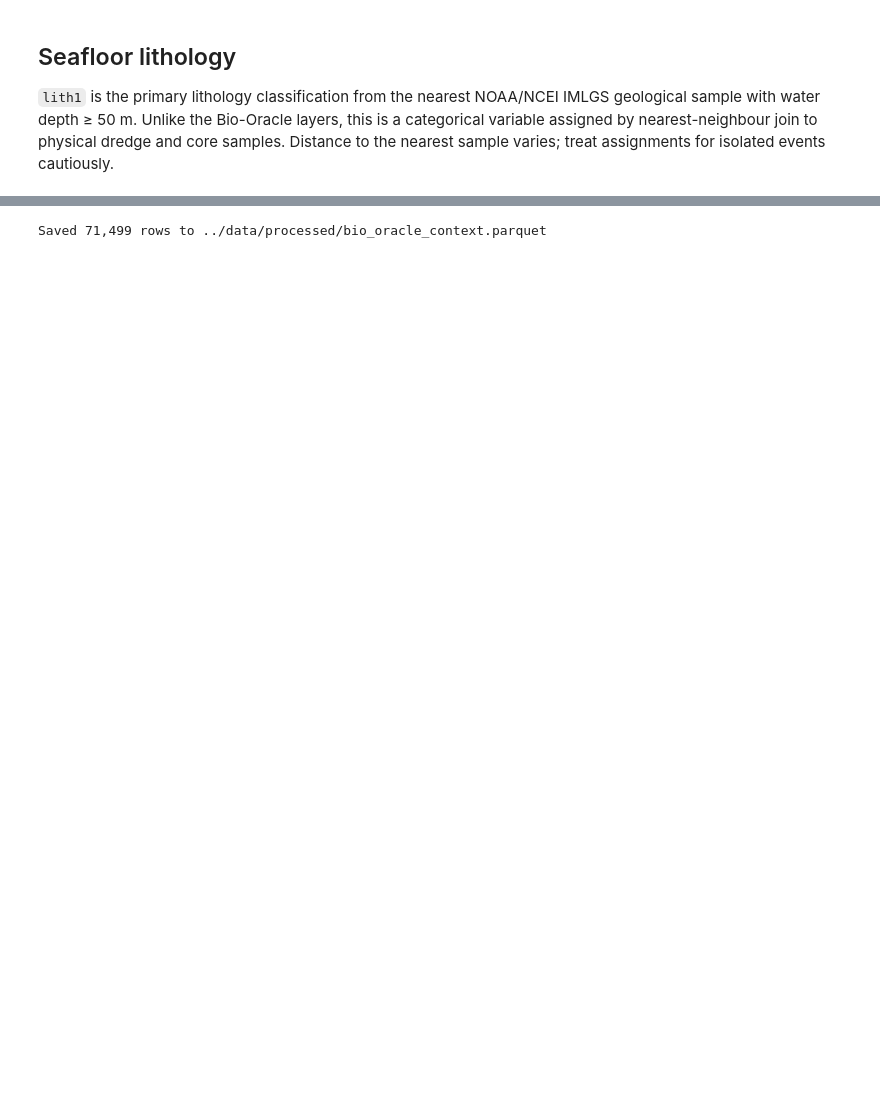
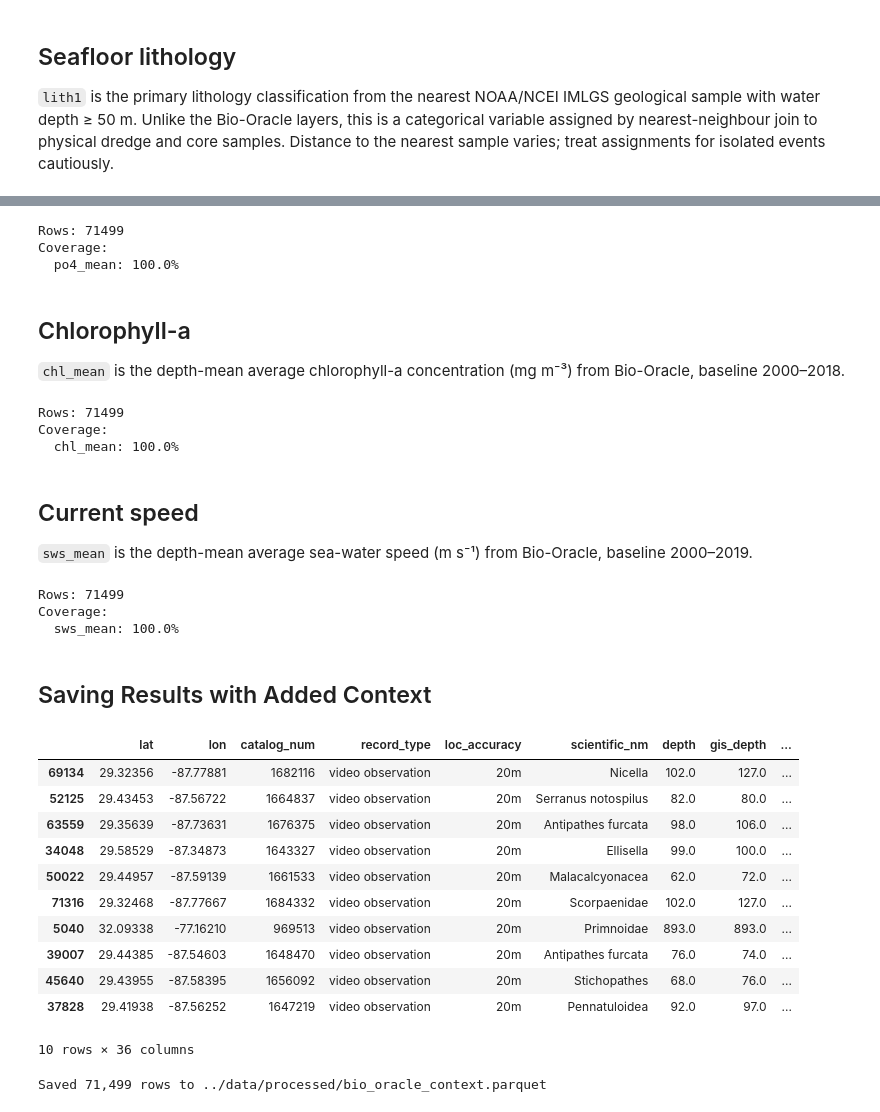
Before and after one commit to jameshlms/se-deep-coral-communities, a Jupyter notebook: notebooks/context.ipynb, the cells around one changed output, grey strips where cells are left out. Drawn from its saved outputs; the diff is of its cells as text; code cells hidden in the pictures; blank space fills up the shorter version.

```diff
--- a/notebooks/context.ipynb
+++ b/notebooks/context.ipynb
@@ -216,0 +99,4 @@ Coverage:
+# %%
+df = BioOracleNitrateSource().fetch_join(df)
+
+print_coverage(df, ["no3_mean"])
@@ -217,2 +111,51 @@ Coverage:
+# %%
+df = BioOraclePhosphateSource().fetch_join(df)
+
+print_coverage(df, ["po4_mean"])
+# %% [output]
+Rows: 71499
+Coverage:
+  po4_mean: 100.0%
+# %% [markdown]
+## Chlorophyll-a
+
+`chl_mean` is the depth-mean average chlorophyll-a concentration (mg m⁻³) from Bio-Oracle, baseline 2000–2018.
+# %%
+df = BioOracleChlorophyllSource().fetch_join(df)
+
+print_coverage(df, ["chl_mean"])
+# %% [output]
+Rows: 71499
+Coverage:
+  chl_mean: 100.0%
+# %% [markdown]
+## Current speed
+
+`sws_mean` is the depth-mean average sea-water speed (m s⁻¹) from Bio-Oracle, baseline 2000–2019.
+# %%
+df = BioOracleCurrentSpeedSource().fetch_join(df)
+
+print_coverage(df, ["sws_mean"])
+# %% [output]
+Rows: 71499
+Coverage:
+  sws_mean: 100.0%
+# %% [markdown]
+## Saving Results with Added Context
+# %%
+df.sample(10, random_state=29)
+# %% [output]
+|  | lat | lon | catalog_num | record_type | loc_accuracy | scientific_nm | depth | gis_depth | ... |
+| 69134 | 29.32356 | -87.77881 | 1682116 | video observation | 20m | Nicella | 102.0 | 127.0 | ... |
+| 52125 | 29.43453 | -87.56722 | 1664837 | video observation | 20m | Serranus notospilus | 82.0 | 80.0 | ... |
+| 63559 | 29.35639 | -87.73631 | 1676375 | video observation | 20m | Antipathes furcata | 98.0 | 106.0 | ... |
+| 34048 | 29.58529 | -87.34873 | 1643327 | video observation | 20m | Ellisella | 99.0 | 100.0 | ... |
+| 50022 | 29.44957 | -87.59139 | 1661533 | video observation | 20m | Malacalcyonacea | 62.0 | 72.0 | ... |
+| 71316 | 29.32468 | -87.77667 | 1684332 | video observation | 20m | Scorpaenidae | 102.0 | 127.0 | ... |
+| 5040 | 32.09338 | -77.16210 | 969513 | video observation | 20m | Primnoidae | 893.0 | 893.0 | ... |
+| 39007 | 29.44385 | -87.54603 | 1648470 | video observation | 20m | Antipathes furcata | 76.0 | 74.0 | ... |
+| 45640 | 29.43955 | -87.58395 | 1656092 | video observation | 20m | Stichopathes | 68.0 | 76.0 | ... |
+| 37828 | 29.41938 | -87.56252 | 1647219 | video observation | 20m | Pennatuloidea | 92.0 | 97.0 | ... |
+10 rows × 36 columns
 # %%
 out_path = "../data/processed/bio_oracle_context.parquet"
```
Also changed, not shown: parts of 16 cells of this notebook, 3 other files.
